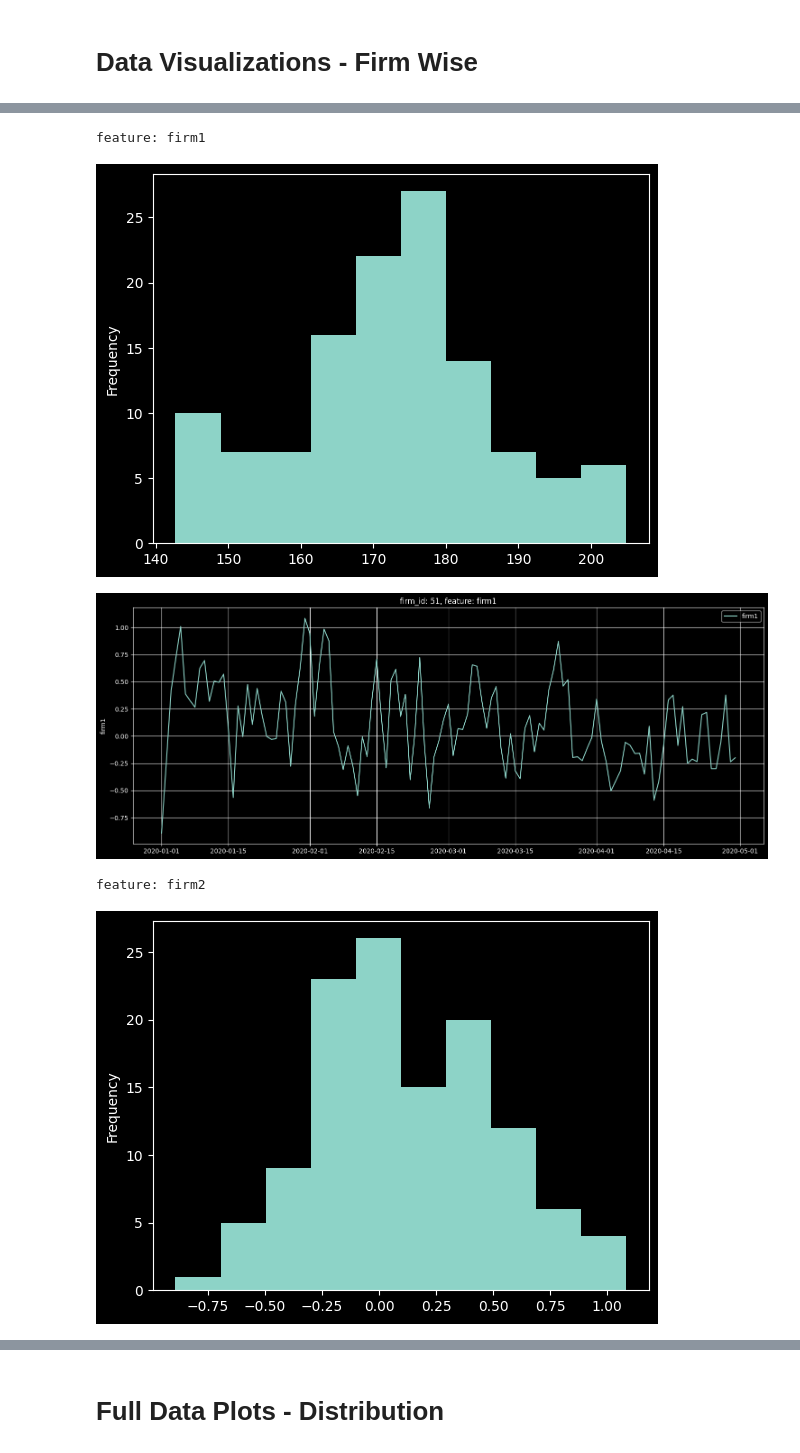
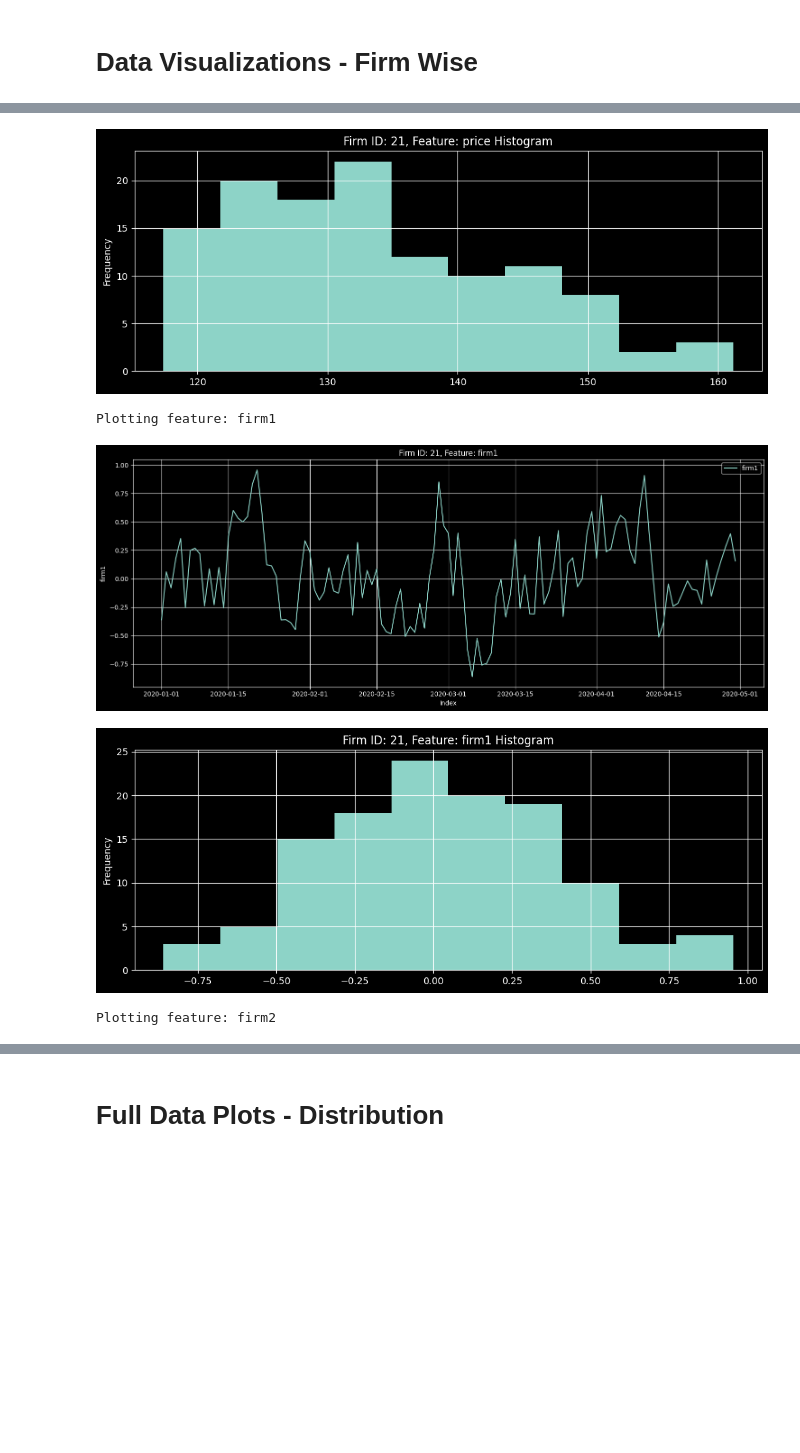
Before and after one commit to duresh08/230P-hw-1-sol, a Jupyter notebook: PS1/230P-HW1-sol.ipynb, the cells around one changed output, grey strips where cells are left out. Saved outputs shown, nothing was run; the diff lists cells and outputs as text; code cells hidden in the pictures; blank space fills up the shorter version.

```diff
--- a/PS1/230P-HW1-sol.ipynb
+++ b/PS1/230P-HW1-sol.ipynb
@@ -186,7 +213,19 @@ None
 # Data Visualizations - Firm Wise
 # %%
 
-def plot_data(firm_id, df, y_col, x_col = None):
+def plot_data(firm_id, df, y_col, x_col=None):
+    '''
+    Plots a time series or line chart for a given feature (y_col) of a firm.
+
+    Parameters:
+    - firm_id: ID of the firm being plotted (used in the title)
+    - df: DataFrame filtered for a specific firm
+    - y_col: Name of the feature/column to plot on the y-axis
+    - x_col: (Optional) Column to use as x-axis; if None, uses DataFrame index
+
+    Returns:
+    - None (displays the plot)
+    '''
     plt.figure(figsize=(15, 6))
 
     x = df[x_col] if x_col else df.index
@@ -194,35 +233,59 @@ def plot_data(firm_id, df, y_col, x_col = None):
 
     plt.plot(x, y, label=y_col)
 
-    plt.title(f'firm_id: {firm_id}, feature: {y_col}')
-    plt.xlabel(x_col)
+    plt.title(f'Firm ID: {firm_id}, Feature: {y_col}')
+    plt.xlabel(x_col if x_col else 'Index')
     plt.ylabel(y_col)
 
     plt.grid(True)
-
     plt.legend()
     plt.tight_layout()
     plt.show()
 
+
 def plot_heatmap(firm_df, firm_id):
-    plt.figure(figsize=(15,10))
-    sns.heatmap(firm_df.loc[:, [i for i in firm_df.columns if i not in
-                                ['firm_id', 'macro1']]].corr(),
-                                annot=True)
-    plt.title(f'firm_id: {firm_id} correlation heatmap')
+    '''
+    Plots a correlation heatmap for numerical features in the firm-specific DataFrame.
+
+    Parameters:
+    - firm_df: DataFrame filtered for a specific firm
+    - firm_id: ID of the firm (used in the plot title)
+
+    Returns:
+    - None (displays the heatmap)
+    '''
+    plt.figure(figsize=(15, 10))
+
+    # Exclude non-feature columns
+    corr_cols = [col for col in firm_df.columns if col not in ['firm_id', 'macro1']]
+    sns.heatmap(firm_df[corr_cols].corr(), annot=True, cmap='coolwarm', fmt=".2f")
+
+    plt.title(f'Firm ID: {firm_id} - Correlation Heatmap')
     plt.tight_layout()
     plt.show()
 
 
-plot_df = train.sort_values(['date']).reset_index(drop = True).set_index(['date'])
+# Prepare dataset for firm-wise plotting (sorted by date, indexed by date)
+plot_df = train.sort_values(['date']).reset_index(drop=True).set_index(['date'])
+
+# Get list of all firm_ids in the dataset
 firm_ids = train['firm_id'].unique()
 
+# Randomly select one firm
 firm_id = random.choice(list(firm_ids))
 firm_df = plot_df[plot_df['firm_id'] == firm_id]
-print(f'firm_id: {firm_id}')
-for col in [i for i in firm_df.columns if i not in ['firm_id', 'macro1']]:
-    print(f'feature: {col}')
+
+print(f'Firm ID: {firm_id}')
+
+# Plot time series and histogram for each numerical feature
+for col in [col for col in firm_df.columns if col not in ['firm_id', 'macro1']]:
+    print(f'Plotting feature: {col}')
     plot_data(firm_id, firm_df, col)
-    firm_df[col].plot(kind='hist', bins=10)
+    firm_df[col].plot(kind='hist', bins=10, title=f'Firm ID: {firm_id}, Feature: {col} Histogram', figsize=(10, 4))
+    plt.grid(True)
+    plt.tight_layout()
+    plt.show()
+
+# Plot correlation heatmap for selected firm
 plot_heatmap(firm_df, firm_id)
 # %% [output]
@@ -235,5 +298,5 @@ feature: price
+[figure, new version]
-feature: firm1
+Plotting feature: firm1
-[figure, old version]
-[figure, old version]
+[figure, new version]
+[figure, new version]
-feature: firm2
+Plotting feature: firm2
-[figure, old version]
```
Also changed, not shown: parts of 51 cells of this notebook, 9 other files.
